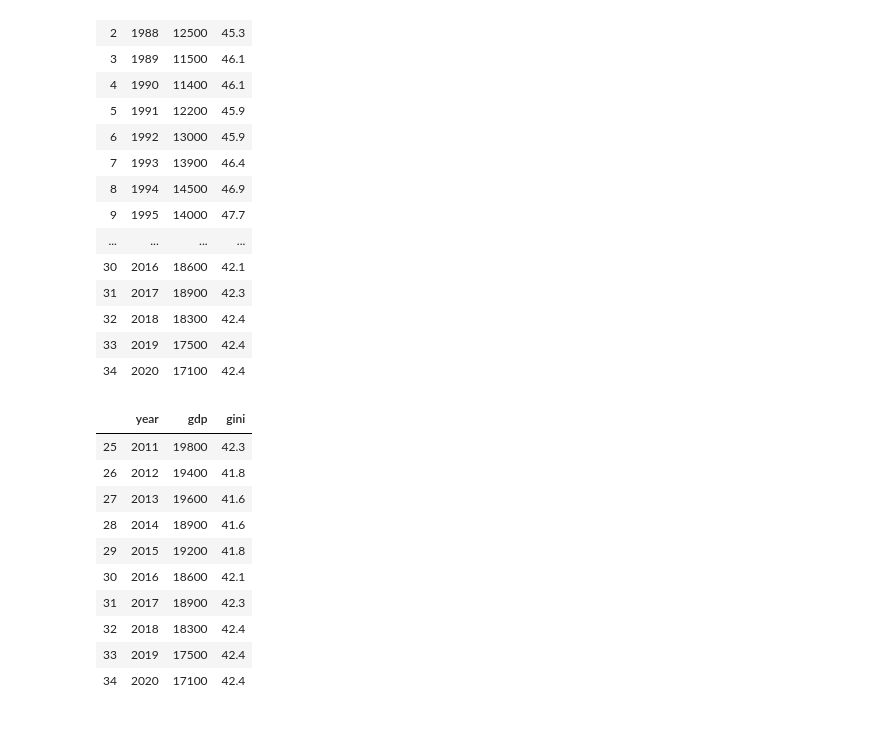
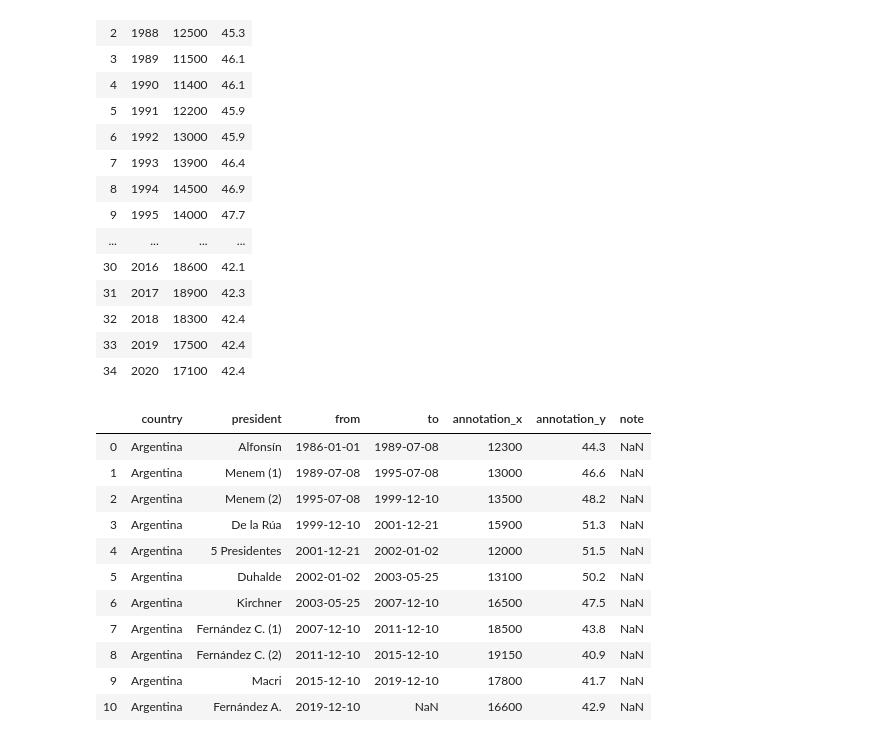
Before and after one commit to emibap/dataviz, a Jupyter notebook: argentina/gapminder.ipynb, the cells around one changed output. Saved outputs shown, nothing was run; the diff lists cells and outputs as text; code cells hidden in the pictures.

Commit message:
Add presidential periods as another csv (dataframe)

```diff
--- a/argentina/gapminder.ipynb
+++ b/argentina/gapminder.ipynb
@@ -847,17 +847,19 @@ fig.add_annotation(
 
 
 fig.show(config={"displayModeBar": False, "showTips": False}) # Remove floating menu and unnecesary dialog box
-# %%
-arg.tail(10)
-# %% [output]
-|  | year | gdp | gini |
-| 25 | 2011 | 19800 | 42.3 |
-| 26 | 2012 | 19400 | 41.8 |
-| 27 | 2013 | 19600 | 41.6 |
-| 28 | 2014 | 18900 | 41.6 |
-| 29 | 2015 | 19200 | 41.8 |
-| 30 | 2016 | 18600 | 42.1 |
-| 31 | 2017 | 18900 | 42.3 |
-| 32 | 2018 | 18300 | 42.4 |
-| 33 | 2019 | 17500 | 42.4 |
-| 34 | 2020 | 17100 | 42.4 |
+# %%
+presidentials2 = pd.read_csv("assets/presidentials.csv")
+presidentials2.head(11)
+# %% [output]
+|  | country | president | from | to | annotation_x | annotation_y | note |
+| 0 | Argentina | Alfonsín | 1986-01-01 | 1989-07-08 | 12300 | 44.3 | NaN |
+| 1 | Argentina | Menem (1) | 1989-07-08 | 1995-07-08 | 13000 | 46.6 | NaN |
+| 2 | Argentina | Menem (2) | 1995-07-08 | 1999-12-10 | 13500 | 48.2 | NaN |
+| 3 | Argentina | De la Rúa | 1999-12-10 | 2001-12-21 | 15900 | 51.3 | NaN |
+| 4 | Argentina | 5 Presidentes | 2001-12-21 | 2002-01-02 | 12000 | 51.5 | NaN |
+| 5 | Argentina | Duhalde | 2002-01-02 | 2003-05-25 | 13100 | 50.2 | NaN |
+| 6 | Argentina | Kirchner | 2003-05-25 | 2007-12-10 | 16500 | 47.5 | NaN |
+| 7 | Argentina | Fernández C. (1) | 2007-12-10 | 2011-12-10 | 18500 | 43.8 | NaN |
+| 8 | Argentina | Fernández C. (2) | 2011-12-10 | 2015-12-10 | 19150 | 40.9 | NaN |
+| 9 | Argentina | Macri | 2015-12-10 | 2019-12-10 | 17800 | 41.7 | NaN |
+| 10 | Argentina | Fernández A. | 2019-12-10 | NaN | 16600 | 42.9 | NaN |
```
Also changed, not shown: parts of 2 cells of this notebook, 1 other file.
